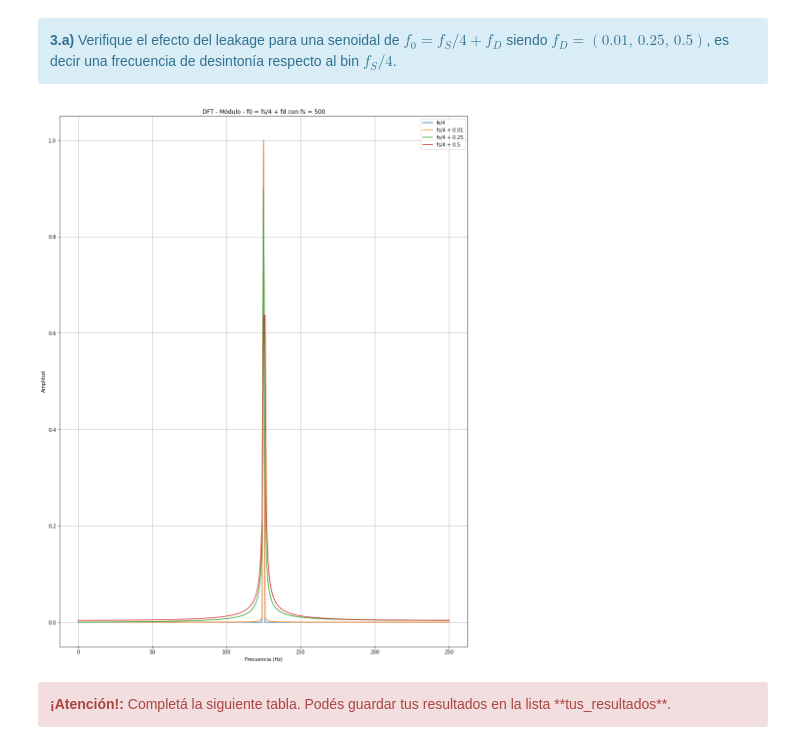
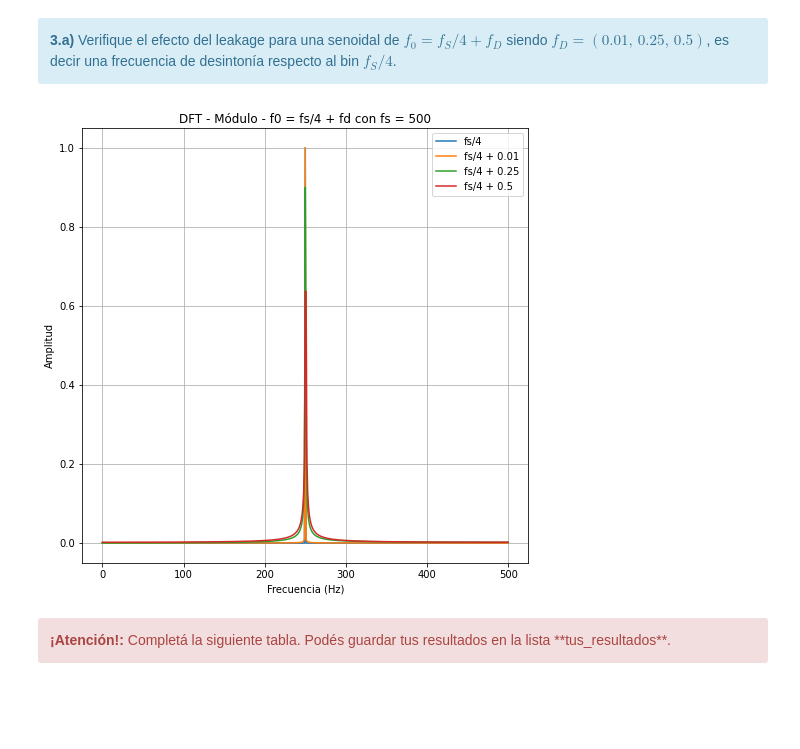
Before and after one commit to jbl95/pds-trabajosPracticos, a Jupyter notebook: TP1 - Muestreo de señales - Forurier.ipynb, the cells around one changed output. Cells and saved outputs as stored; diff of their text form; code cells hidden in the pictures; blank space fills up the shorter version.

```diff
--- a/TP1 - Muestreo de señales - Forurier.ipynb
+++ b/TP1 - Muestreo de señales - Forurier.ipynb
@@ -88,0 +82,24 @@ import matplotlib.pyplot as plt
+# %%
+import numpy as np
+import matplotlib as mpl
+import matplotlib.pyplot as plt
+
+# Insertar aquí el código para inicializar tu notebook
+########################################################
+
+
+t1,s1 = generador_senoidal (fs, 3, N, a0=1, p0=0)
+t2,s2 = generador_senoidal (fs, 6, N, a0=1, p0=0)
+t3,s3 = generador_senoidal (fs, 9, N, a0=1, p0=0)
+
+plt.figure(1)
+plt.plot(t1,s1,label='3 HZ')
+plt.plot(t2,s2,label='6 HZ')
+plt.plot(t3,s3,label='9 HZ')
+plt.title('Señal: senoidal')
+plt.xlabel('Tiempo [segundos]')
+plt.ylabel('Amplitud [V]')
+plt.rcParams["figure.figsize"] = (11,11)
+plt.legend()
+plt.grid()
+plt.show()
@@ -359,7 +402,7 @@ def fft_modulo_fase (tt,senial,fs,N):
     ff = npy.linspace(0, (N-1)*df, N).flatten()
 
     #senial_fft = npy.fft.fft(senial)
-    senial_fft = spy.fft(senial)
+    senial_fft = spy.fft.fft(senial)
 
     modulo = npy.abs(senial_fft)
     fase = npy.angle (senial_fft)
@@ -373,37 +416,37 @@ import matplotlib.pyplot as plt
 vmax = 1
 dc = 0
 ff = 10
 ph = 0
-N = 500
-fs = 500
+N = 1000
+fs = 1000
 
 fd = [0.01,0.25,0.5]
 f0 = [fs/4, fs/4 + fd[0], fs/4 + fd[1], fs/4 + fd[2]]
 
 tt1,senial1 = mi_func_sen (vmax, dc, f0[0], ph, N, fs)
 tt2,senial2 = mi_func_sen (vmax, dc, f0[1], ph, N, fs)
 tt3,senial3 = mi_func_sen (vmax, dc, f0[2], ph, N, fs)
 tt4,senial4 = mi_func_sen (vmax, dc, f0[3], ph, N, fs)
 
 ff1,mod1,fas1 = fft_modulo_fase(tt1,senial1,fs,N)
 ff2,mod2,fas2 = fft_modulo_fase(tt1,senial2,fs,N)
 ff3,mod3,fas2 = fft_modulo_fase(tt1,senial3,fs,N)
 ff4,mod4,fas1 = fft_modulo_fase(tt1,senial4,fs,N)
 
 plt.figure(1)
 plt.plot(ff1,mod1,label='fs/4')
 plt.plot(ff2,mod2,label='fs/4 + 0.01')
 plt.plot(ff3,mod3,label='fs/4 + 0.25')
 plt.plot(ff4,mod4,label='fs/4 + 0.5')
 plt.xlabel('Frecuencia (Hz)')
 plt.ylabel('Amplitud')
 plt.title('DFT - Módulo - f0 = fs/4 + fd con fs = 500')
 plt.legend()
 plt.grid()
-plt.rcParams["figure.figsize"] = (15,20)
+plt.rcParams["figure.figsize"] = (8,8)
 plt.show()
 # %% [output]
-[figure, old version]
+[figure, new version]
 # %% [markdown]
 
 <div class="alert alert-block alert-danger">
```
Also changed, not shown: parts of 6 cells of this notebook.
